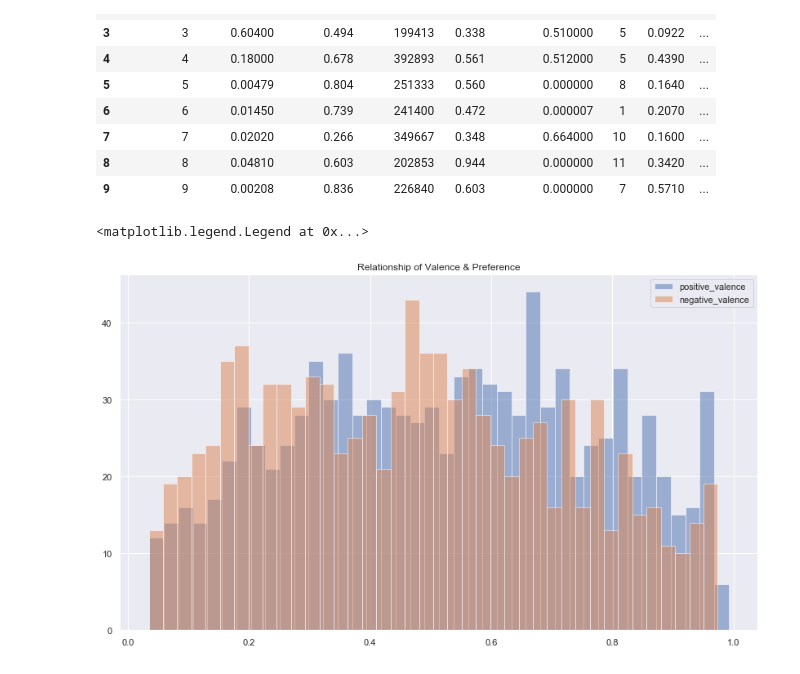
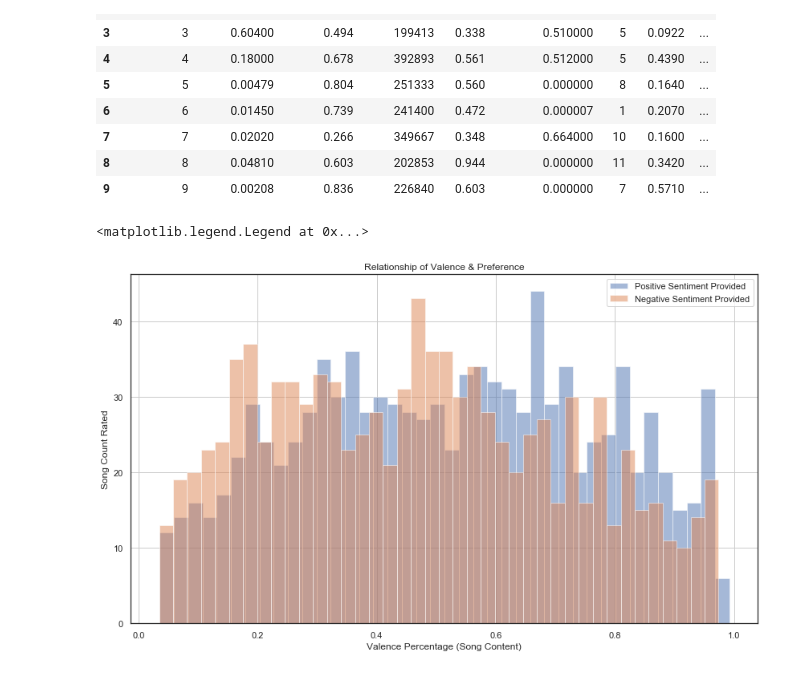
Before and after one commit to RyanSchraeder/SpotiPy, a Jupyter notebook: Visualization.ipynb, the cells around one changed output. Saved outputs shown, nothing was run; the diff lists cells and outputs as text; code cells hidden in the pictures.

```diff
--- a/Visualization.ipynb
+++ b/Visualization.ipynb
@@ -30,39 +28,41 @@ data.head(10)
 ## Identify metric groups for sole dataframe
 # valence, valence, Danceability, Instrumentalness
 
 data_df = data[['valence',
                 'energy',
                 'danceability',
                 'instrumentalness',
                 'target']]
 
 valence = pd.DataFrame(data_df[['valence','target']])
 
 positive_valence = valence [valence['target'] == 1]['valence']
 
 negative_valence = valence[valence['target'] == 0]['valence']
 
 
 ## HISTOGRAM DISPLAY
 # Label axes
 
 plt.figure(figsize=(14, 8))
 sns.set()
 
 ## RESET SNS TO STYLE GRAPH
-# sns.set_style('white')
-# colors = [, 10]
-# palette = sns.diverging_palette(240, 10, n=9)
+sns.set_style('white')
+# Diverging Palette if range allows
+# palette = sns.diverging_palette(240, 5, n=50)
 # sns.set_palette(palette)
 
-positive_valence.hist(alpha=.5, bins=40, label='positive_valence')
-negative_valence.hist(alpha=.5, bins=40, label='negative_valence')
+positive_valence.hist(alpha=.5, bins=40, label='Positive Sentiment Provided')
+negative_valence.hist(alpha=.5, bins=40, label='Negative Sentiment Provided')
 
 plt.title('Relationship of Valence & Preference')
+plt.ylabel('Song Count Rated')
+plt.xlabel('Valence Percentage (Song Content)')
 plt.legend()
 # %% [output]
 <matplotlib.legend.Legend at 0x...>
-[figure, old version]
+[figure, new version]
 # %%
 ## ENERGY
 
```
Also changed, not shown: parts of 4 cells of this notebook.
